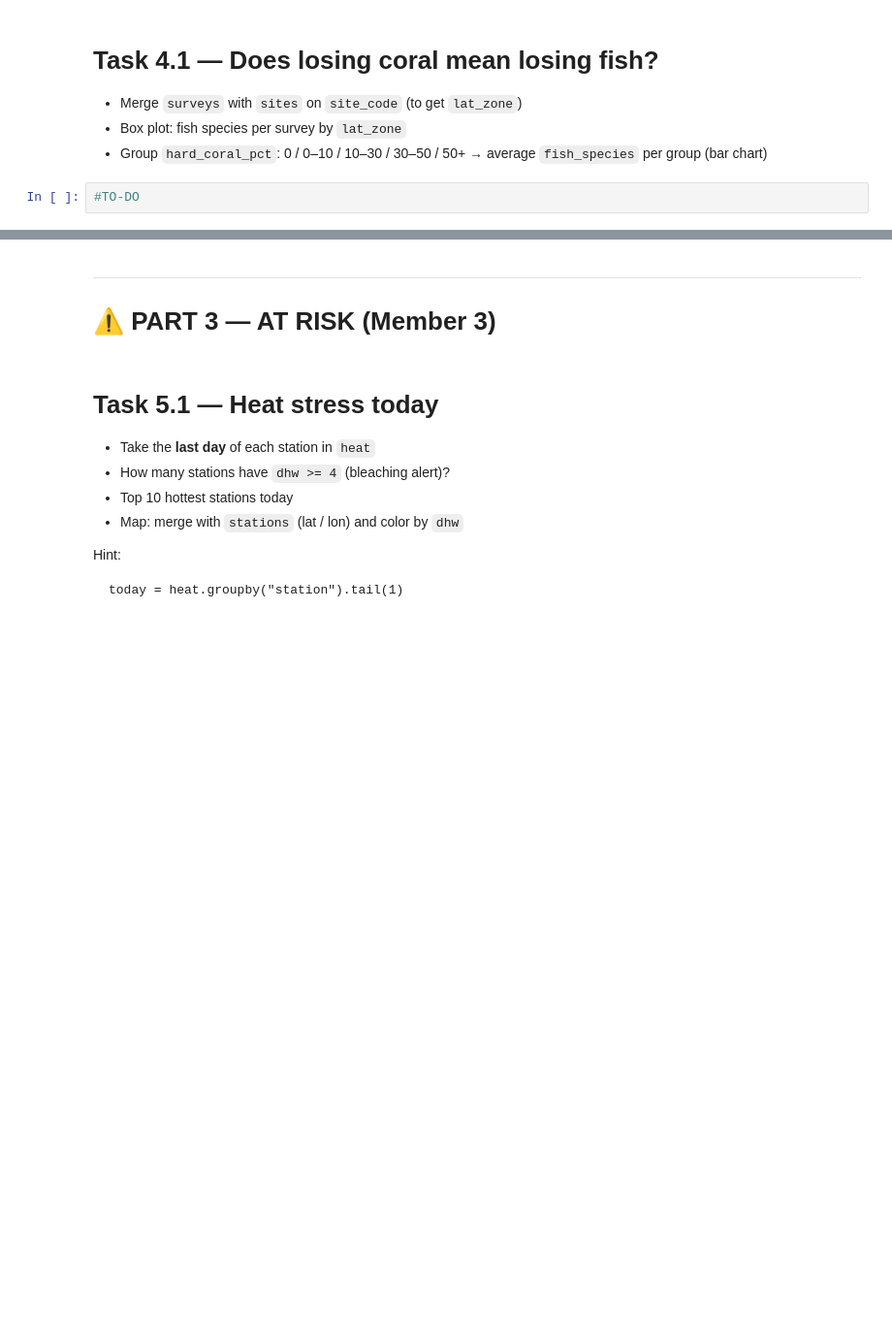
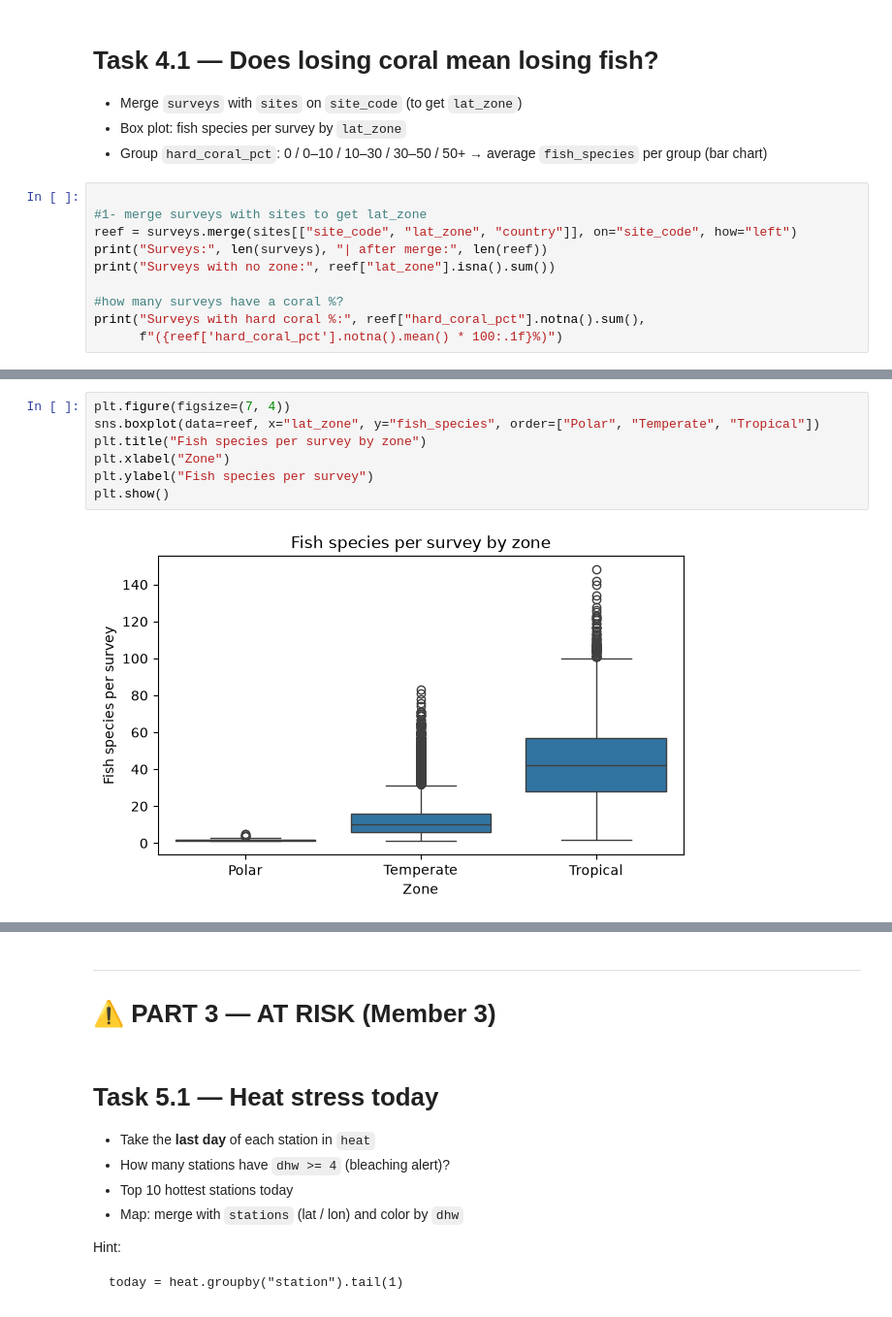
Before and after one commit to xkh11/kanz-ml-project-tuwaiq-academy, a Jupyter notebook: notebooks/Kanz_EDA.ipynb, the cells around one changed output, grey strips where cells are left out. Shown at 97% size. Saved outputs shown, nothing was run; the diff lists cells and outputs as text; blank space fills up the shorter version.

```diff
--- a/notebooks/Kanz_EDA.ipynb
+++ b/notebooks/Kanz_EDA.ipynb
@@ -417,4 +597,12 @@ Answer:
 * Box plot: fish species per survey by `lat_zone`
 * Group `hard_coral_pct`: 0 / 0–10 / 10–30 / 30–50 / 50+ → average `fish_species` per group (bar chart)
 # %%
-#TO-DO
+
+#1- merge surveys with sites to get lat_zone
+reef = surveys.merge(sites[["site_code", "lat_zone", "country"]], on="site_code", how="left")
+print("Surveys:", len(surveys), "| after merge:", len(reef))
+print("Surveys with no zone:", reef["lat_zone"].isna().sum())
+
+#how many surveys have a coral %?
+print("Surveys with hard coral %:", reef["hard_coral_pct"].notna().sum(),
+      f"({reef['hard_coral_pct'].notna().mean() * 100:.1f}%)")
@@ -420,0 +622,9 @@ Answer:
+# %%
+plt.figure(figsize=(7, 4))
+sns.boxplot(data=reef, x="lat_zone", y="fish_species", order=["Polar", "Temperate", "Tropical"])
+plt.title("Fish species per survey by zone")
+plt.xlabel("Zone")
+plt.ylabel("Fish species per survey")
+plt.show()
+# %% [output]
+[figure, added]
```
Also changed, not shown: parts of 28 cells of this notebook.
